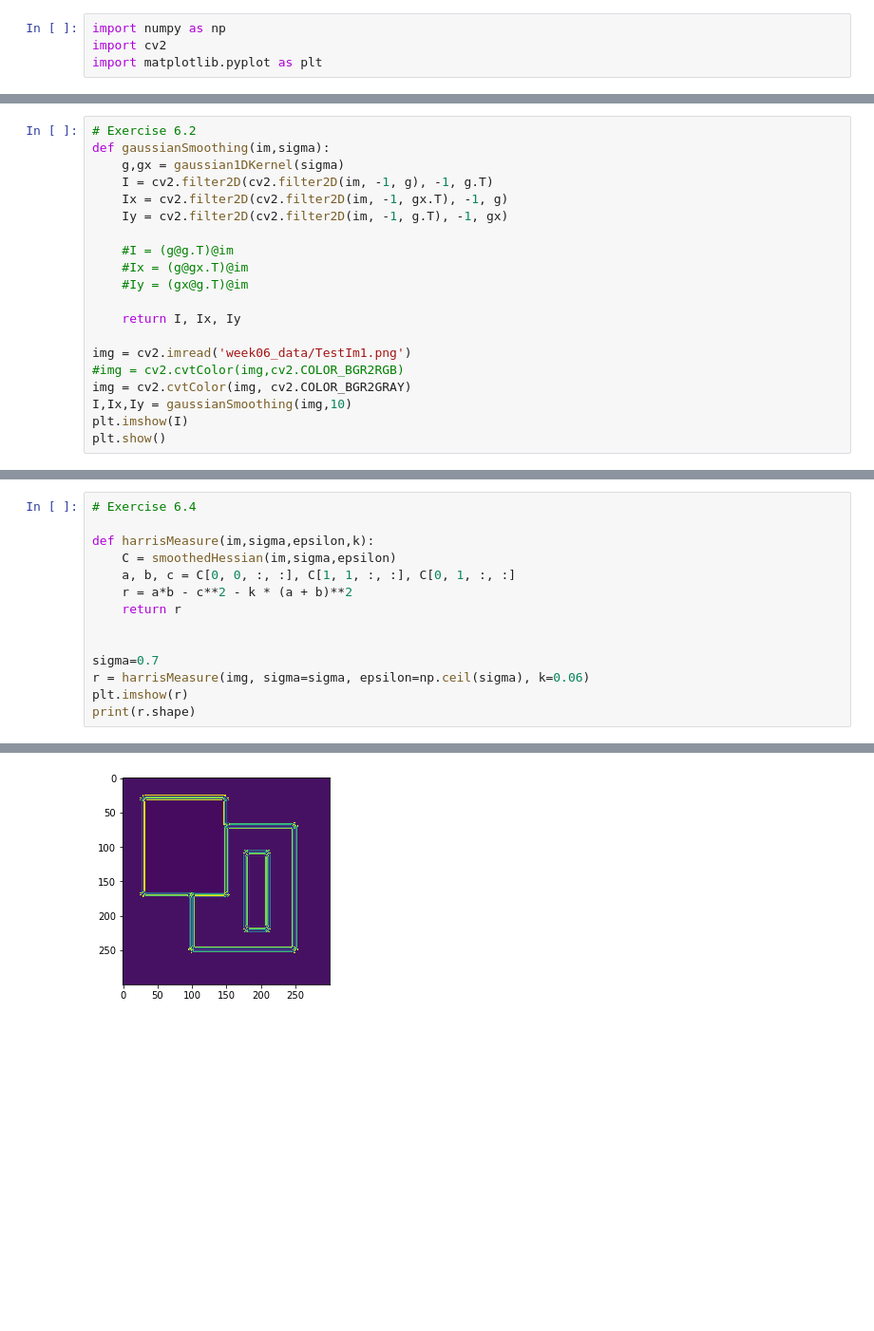
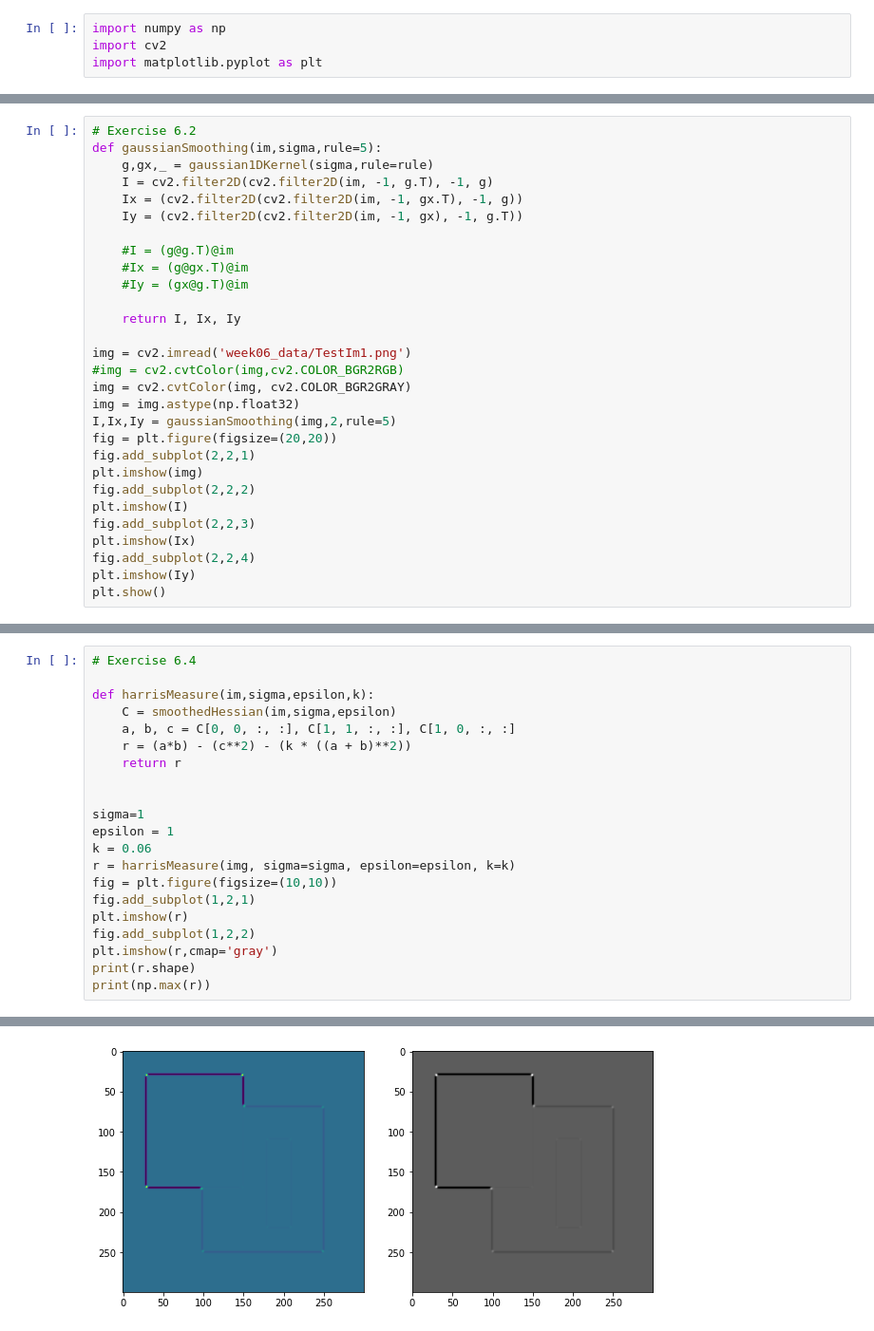
Before and after one commit to ct5000/ComputerVision, a Jupyter notebook: Week6.ipynb, the cells around one changed output, grey strips where cells are left out. Shown at 95% size. Saved outputs shown, nothing was run; the diff lists cells and outputs as text; blank space fills up the shorter version.

```diff
--- a/Week6.ipynb
+++ b/Week6.ipynb
@@ -40,10 +43,10 @@ print(gx)
 # %%
 # Exercise 6.2
-def gaussianSmoothing(im,sigma):
-    g,gx = gaussian1DKernel(sigma)
-    I = cv2.filter2D(cv2.filter2D(im, -1, g), -1, g.T)
-    Ix = cv2.filter2D(cv2.filter2D(im, -1, gx.T), -1, g)
-    Iy = cv2.filter2D(cv2.filter2D(im, -1, g.T), -1, gx)
+def gaussianSmoothing(im,sigma,rule=5):
+    g,gx,_ = gaussian1DKernel(sigma,rule=rule)
+    I = cv2.filter2D(cv2.filter2D(im, -1, g.T), -1, g)
+    Ix = (cv2.filter2D(cv2.filter2D(im, -1, gx.T), -1, g))
+    Iy = (cv2.filter2D(cv2.filter2D(im, -1, gx), -1, g.T))
 
     #I = (g@g.T)@im
     #Ix = (g@gx.T)@im
@@ -54,7 +57,16 @@ def gaussianSmoothing(im,sigma):
 img = cv2.imread('week06_data/TestIm1.png')
 #img = cv2.cvtColor(img,cv2.COLOR_BGR2RGB)
 img = cv2.cvtColor(img, cv2.COLOR_BGR2GRAY)
-I,Ix,Iy = gaussianSmoothing(img,10)
+img = img.astype(np.float32)
+I,Ix,Iy = gaussianSmoothing(img,2,rule=5)
+fig = plt.figure(figsize=(20,20))
+fig.add_subplot(2,2,1)
+plt.imshow(img)
+fig.add_subplot(2,2,2)
 plt.imshow(I)
+fig.add_subplot(2,2,3)
+plt.imshow(Ix)
+fig.add_subplot(2,2,4)
+plt.imshow(Iy)
 plt.show()
 # %% [output]
@@ -82,14 +112,21 @@ print(C.shape)
 
 def harrisMeasure(im,sigma,epsilon,k):
     C = smoothedHessian(im,sigma,epsilon)
-    a, b, c = C[0, 0, :, :], C[1, 1, :, :], C[0, 1, :, :]
-    r = a*b - c**2 - k * (a + b)**2
+    a, b, c = C[0, 0, :, :], C[1, 1, :, :], C[1, 0, :, :]
+    r = (a*b) - (c**2) - (k * ((a + b)**2))
     return r
 
 
-sigma=0.7
-r = harrisMeasure(img, sigma=sigma, epsilon=np.ceil(sigma), k=0.06)
+sigma=1
+epsilon = 1
+k = 0.06
+r = harrisMeasure(img, sigma=sigma, epsilon=epsilon, k=k)
+fig = plt.figure(figsize=(10,10))
+fig.add_subplot(1,2,1)
 plt.imshow(r)
+fig.add_subplot(1,2,2)
+plt.imshow(r,cmap='gray')
 print(r.shape)
+print(np.max(r))
 # %% [output]
 (300, 300)
@@ -96,4 +134,4 @@ print(r.shape)
-[figure, old version]
+[figure, new version]
 # %%
 # Exercise 6.5
 def cornerDetector(im,sigma,epsilon,k,tau):
```
Also changed, not shown: parts of 9 cells of this notebook, 3 other files.
